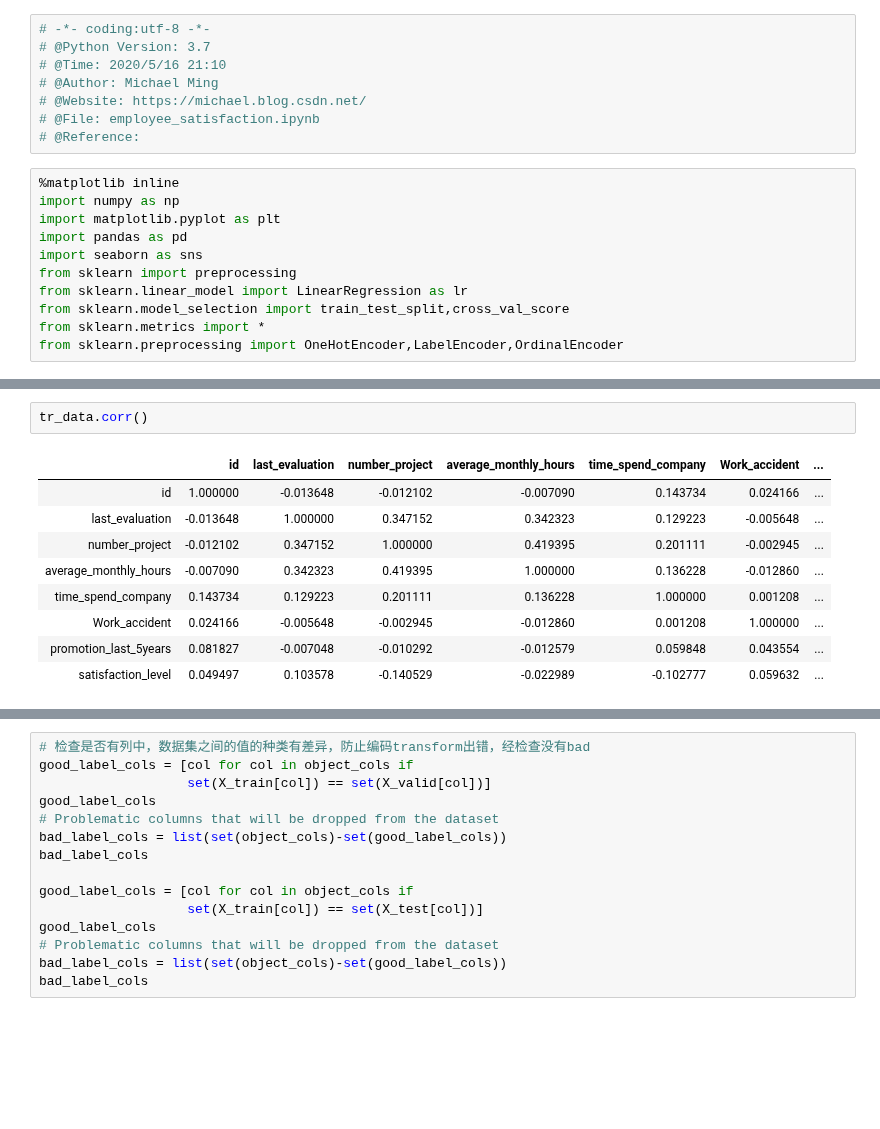
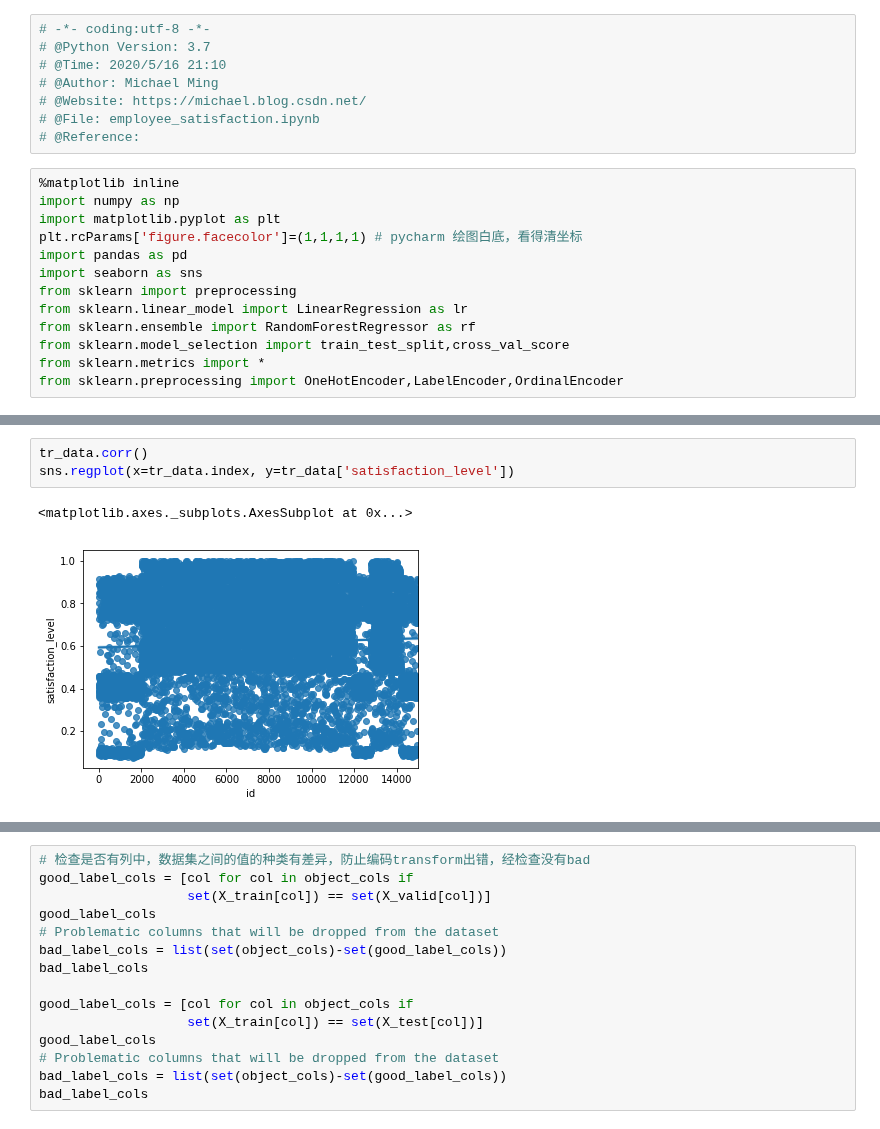
Before and after one commit to hitskyer/course, a Jupyter notebook: dnn/chenmingming/competition/Employee_Satisfaction/employee_satisfaction.ipynb, the cells around one changed output, grey strips where cells are left out. Drawn from its saved outputs; the diff is of its cells as text; blank space fills up the shorter version.

```diff
--- a/dnn/chenmingming/competition/Employee_Satisfaction/employee_satisfaction.ipynb
+++ b/dnn/chenmingming/competition/Employee_Satisfaction/employee_satisfaction.ipynb
@@ -10,10 +10,12 @@
 %matplotlib inline
 import numpy as np
 import matplotlib.pyplot as plt
+plt.rcParams['figure.facecolor']=(1,1,1,1) # pycharm 绘图白底，看得清坐标
 import pandas as pd
 import seaborn as sns
 from sklearn import preprocessing
 from sklearn.linear_model import LinearRegression as lr
+from sklearn.ensemble import RandomForestRegressor as rf
 from sklearn.model_selection import train_test_split,cross_val_score
 from sklearn.metrics import *
 from sklearn.preprocessing import OneHotEncoder,LabelEncoder,OrdinalEncoder
@@ -38,15 +41,9 @@ tr_data.head(10)
-# %%
-tr_data.corr()
-# %% [output]
-|  | id | last_evaluation | number_project | average_monthly_hours | time_spend_company | Work_accident | ... |
-| id | 1.000000 | -0.013648 | -0.012102 | -0.007090 | 0.143734 | 0.024166 | ... |
-| last_evaluation | -0.013648 | 1.000000 | 0.347152 | 0.342323 | 0.129223 | -0.005648 | ... |
-| number_project | -0.012102 | 0.347152 | 1.000000 | 0.419395 | 0.201111 | -0.002945 | ... |
-| average_monthly_hours | -0.007090 | 0.342323 | 0.419395 | 1.000000 | 0.136228 | -0.012860 | ... |
-| time_spend_company | 0.143734 | 0.129223 | 0.201111 | 0.136228 | 1.000000 | 0.001208 | ... |
-| Work_accident | 0.024166 | -0.005648 | -0.002945 | -0.012860 | 0.001208 | 1.000000 | ... |
-| promotion_last_5years | 0.081827 | -0.007048 | -0.010292 | -0.012579 | 0.059848 | 0.043554 | ... |
-| satisfaction_level | 0.049497 | 0.103578 | -0.140529 | -0.022989 | -0.102777 | 0.059632 | ... |
+# %%
+tr_data.corr()
+sns.regplot(x=tr_data.index, y=tr_data['satisfaction_level'])
+# %% [output]
+<matplotlib.axes._subplots.AxesSubplot at 0x...>
+[figure, added]
 # %%
 X = tr_data.drop(['satisfaction_level'], axis=1)
 y = tr_data['satisfaction_level']
```
Also changed, not shown: parts of 9 cells of this notebook, 1 other file.
